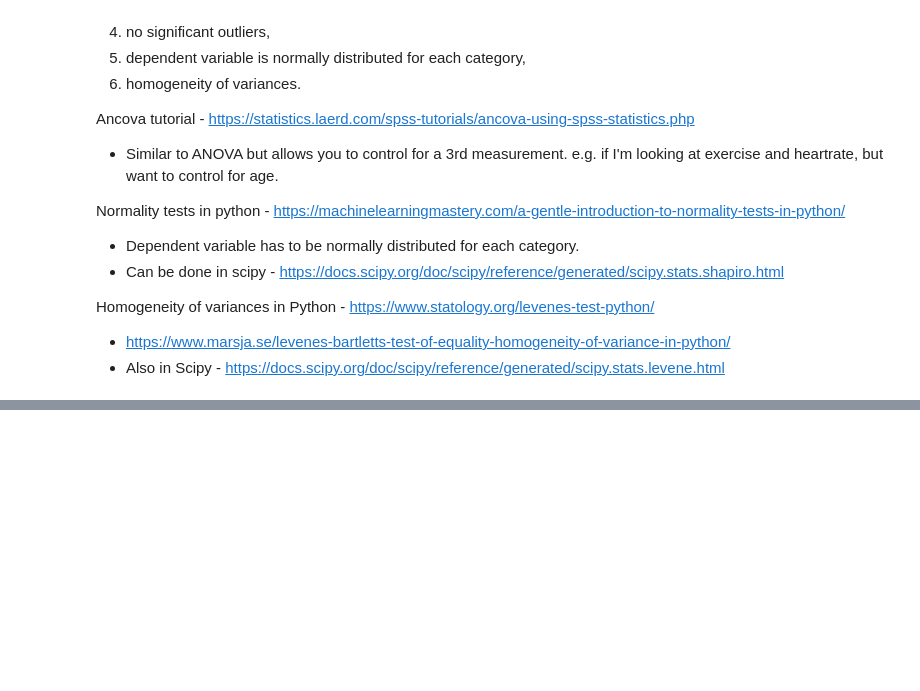
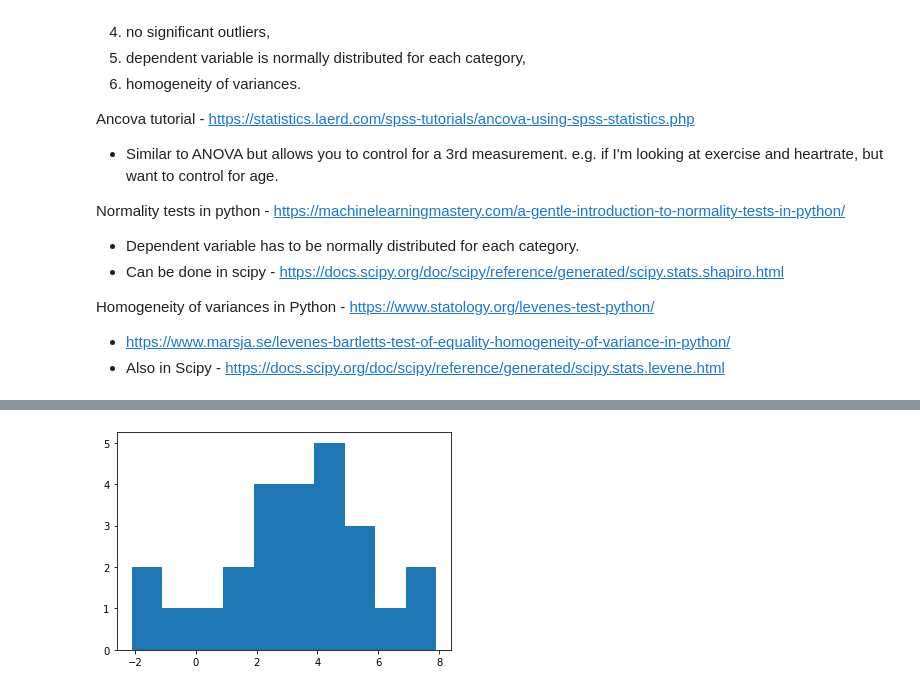
Before and after one commit to OtherBrian/machine-learning, a Jupyter notebook: scipy-stats.ipynb, the cells around one changed output, grey strips where cells are left out. Saved outputs shown, nothing was run; the diff lists cells and outputs as text; code cells hidden in the pictures; blank space fills up the shorter version.

```diff
--- a/scipy-stats.ipynb
+++ b/scipy-stats.ipynb
@@ -51,0 +92,6 @@ import seaborn as sns
+# %%
+# Diet 2
+
+plt.hist(diet2['weightChange']);
+# %% [output]
+[figure, added]
```
Also changed, not shown: parts of 21 cells of this notebook.
